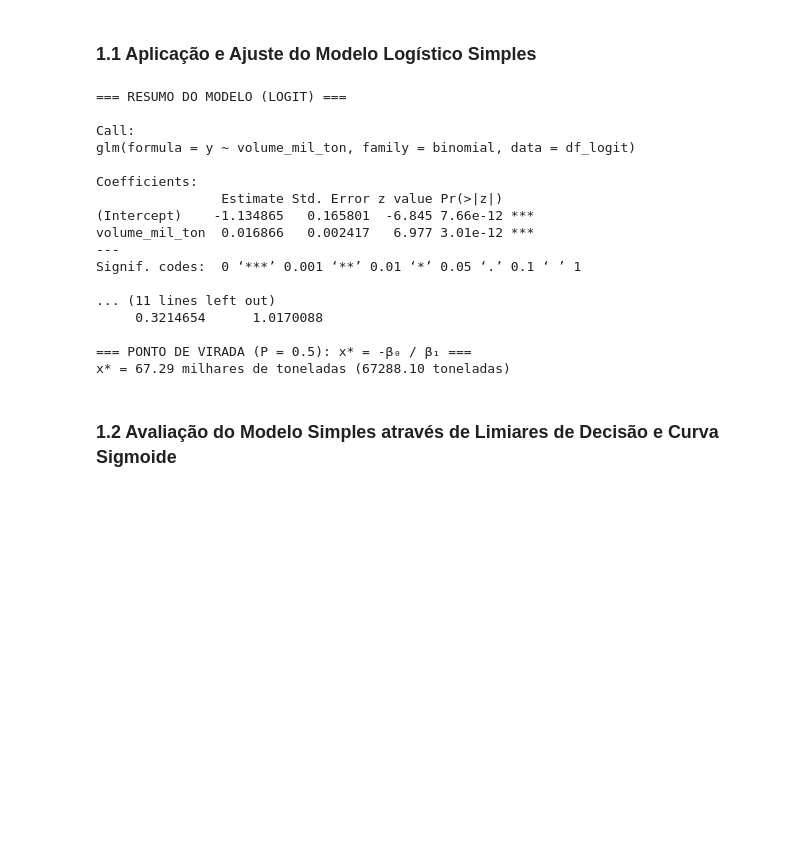
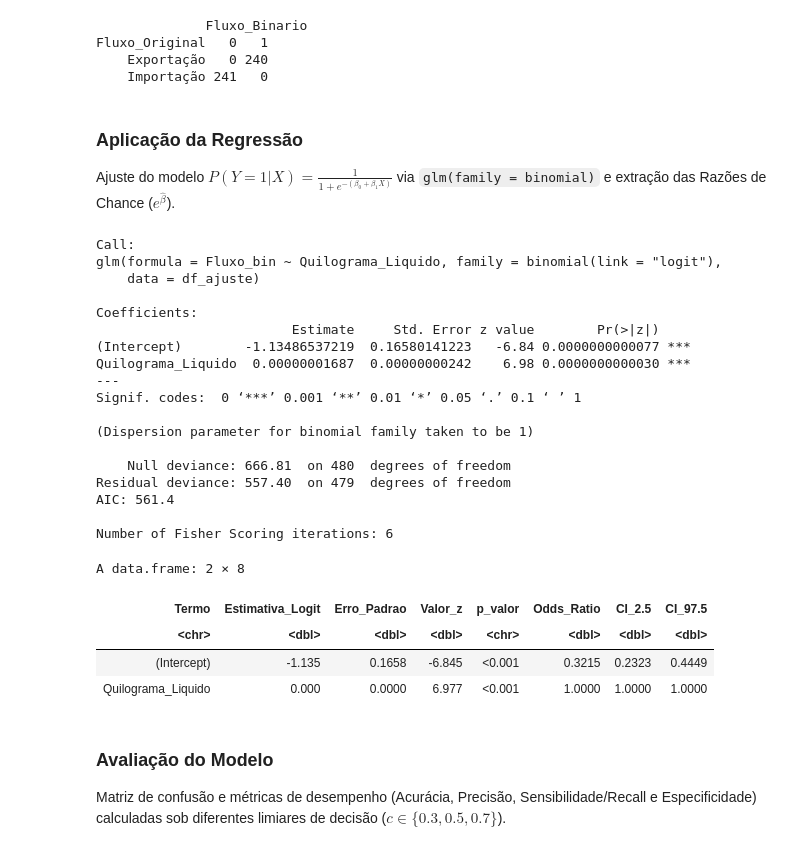
Before and after one commit to flaalevia15-gif/comex-aprendizado-estatistico_R, a Jupyter notebook: notebooks/05_regressao_logistica.ipynb, the cells around one changed output. Drawn from its saved outputs; the diff is of its cells as text; code cells hidden in the pictures; blank space fills up the shorter version.

```diff
--- a/notebooks/05_regressao_logistica.ipynb
+++ b/notebooks/05_regressao_logistica.ipynb
@@ -15,4 +19,7 @@
 # %%
+# ==============================================================================
+# Setup, Carregamento de Bibliotecas, Funções e Base de Dados
+# ==============================================================================
 library(readr)
 library(dplyr)
 library(stringr)
@@ -20,23 +27,21 @@ library(ggplot2)
 library(scales)
 library(fs)
 
-# Configuração da raiz do projeto
+# 1. Determina dinamicamente o caminho da raiz do projeto
 caminho_atual <- getwd()
 raiz_projeto <- ifelse(basename(caminho_atual) == "notebooks", path_dir(caminho_atual), caminho_atual)
 
-# Carrega módulos de modelagem
-source(path(raiz_projeto, "R", "regressoes.R"))
+# 2. Carrega as funções do script modular de regressão logística
+source(path(raiz_projeto, "R", "regressao_logistica.R"))
 
-# Carga da base transacional das rotas líderes (Top 1)
-df_transacional <- read_csv2(
-  path(raiz_projeto, "data", "processed", "df_transacional_lideres.csv"),
-  show_col_types = FALSE
-)
+# 3. Carrega a base das rotas líderes tratada
+caminho_csv <- path(raiz_projeto, "data", "processed", "df_sazonal_lideres.csv")
+dados_rotas <- read_csv2(caminho_csv, show_col_types = FALSE)
 
-# Preparação dos dados binários (1 = Exportação, 0 = Importação)
-df_logit <- preparar_dados_logistica(df_transacional)
+# 4. Configuração visual de números no console
+options(scipen = 999, digits = 4)
 
-cat(sprintf("Base de classificação preparada com %d registros.\n", nrow(df_logit)))
+cat(sprintf("Ambiente configurado com sucesso! Base carregada com %d observações.\n", nrow(dados_rotas)))
 # %% [output]
 Attaching package: ‘dplyr’
 
@@ -69,37 +74,47 @@ $$\ln\left(\frac{P(Y = 1)}{1 - P(Y = 1)}\right) = \beta_0 + \beta_1 \cdot Volume
+# %%
+# Padronização da variável resposta binária para o modelo simples
+dados_rotas$Fluxo_bin <- ifelse(grepl("Exp", as.character(dados_rotas$Fluxo), ignore.case = TRUE), 1L, 0L)
+table(Fluxo_Original = dados_rotas$Fluxo, Fluxo_Binario = dados_rotas$Fluxo_bin)
+# %% [output]
+              Fluxo_Binario
+Fluxo_Original   0   1
+    Exportação   0 240
+    Importação 241   0
 # %% [markdown]
-### 1.1 Aplicação e Ajuste do Modelo Logístico Simples
+### Aplicação da Regressão
+Ajuste do modelo $P(Y=1|X) = \frac{1}{1 + e^{-(\beta_0 + \beta_1 X)}}$ via `glm(family = binomial)` e extração das Razões de Chance ($e^{\hat{\beta}}$).
 # %%
 # Ajuste do Modelo Logístico Simples
-res_opcao2 <- ajustar_logistica_opcao2(df_logit)
+modelo_simples <- ajustar_logistica_simples(dados_rotas)
+summary(modelo_simples)
 
-cat("=== RESUMO DO MODELO (LOGIT) ===\n")
-print(res_opcao2$resumo)
-
-cat("\n=== RAZÃO DE CHANCES (ODDS RATIO: exp(β)) ===\n")
-print(res_opcao2$odds_ratio)
-
-cat(sprintf("\n=== PONTO DE VIRADA (P = 0.5): x* = -β₀ / β₁ ===\n"))
-cat(sprintf("x* = %.2f milhares de toneladas (%.2f toneladas)\n",
-            res_opcao2$ponto_virada_k_ton,
-            res_opcao2$ponto_virada_k_ton * 1e3))
+# Sumarização com Odds Ratios
+sumarizar_odds_ratios(modelo_simples)
 # %% [output]
-=== RESUMO DO MODELO (LOGIT) ===
-
 Call:
-glm(formula = y ~ volume_mil_ton, family = binomial, data = df_logit)
+glm(formula = Fluxo_bin ~ Quilograma_Liquido, family = binomial(link = "logit"),
+    data = df_ajuste)
 
 Coefficients:
-                Estimate Std. Error z value Pr(>|z|)
-(Intercept)    -1.134865   0.165801  -6.845 7.66e-12 ***
-volume_mil_ton  0.016866   0.002417   6.977 3.01e-12 ***
+                         Estimate     Std. Error z value        Pr(>|z|)
+(Intercept)        -1.13486537219  0.16580141223   -6.84 0.0000000000077 ***
+Quilograma_Liquido  0.00000001687  0.00000000242    6.98 0.0000000000030 ***
 ---
 Signif. codes:  0 ‘***’ 0.001 ‘**’ 0.01 ‘*’ 0.05 ‘.’ 0.1 ‘ ’ 1
 
-... (11 lines left out)
-     0.3214654      1.0170088
+(Dispersion parameter for binomial family taken to be 1)
 
-=== PONTO DE VIRADA (P = 0.5): x* = -β₀ / β₁ ===
-x* = 67.29 milhares de toneladas (67288.10 toneladas)
+    Null deviance: 666.81  on 480  degrees of freedom
+Residual deviance: 557.40  on 479  degrees of freedom
+AIC: 561.4
+
+Number of Fisher Scoring iterations: 6
+A data.frame: 2 × 8
+| Termo | Estimativa_Logit | Erro_Padrao | Valor_z | p_valor | Odds_Ratio | CI_2.5 | CI_97.5 |
+| <chr> | <dbl> | <dbl> | <dbl> | <chr> | <dbl> | <dbl> | <dbl> |
+| (Intercept) | -1.135 | 0.1658 | -6.845 | <0.001 | 0.3215 | 0.2323 | 0.4449 |
+| Quilograma_Liquido | 0.000 | 0.0000 | 6.977 | <0.001 | 1.0000 | 1.0000 | 1.0000 |
 # %% [markdown]
-### 1.2 Avaliação do Modelo Simples através de Limiares de Decisão e Curva Sigmoide
+### Avaliação do Modelo
+Matriz de confusão e métricas de desempenho (Acurácia, Precisão, Sensibilidade/Recall e Especificidade) calculadas sob diferentes limiares de decisão ($c \in \{0.3, 0.5, 0.7\}$).
 # %%
```
Also changed, not shown: parts of 17 cells of this notebook, 1 other file.
